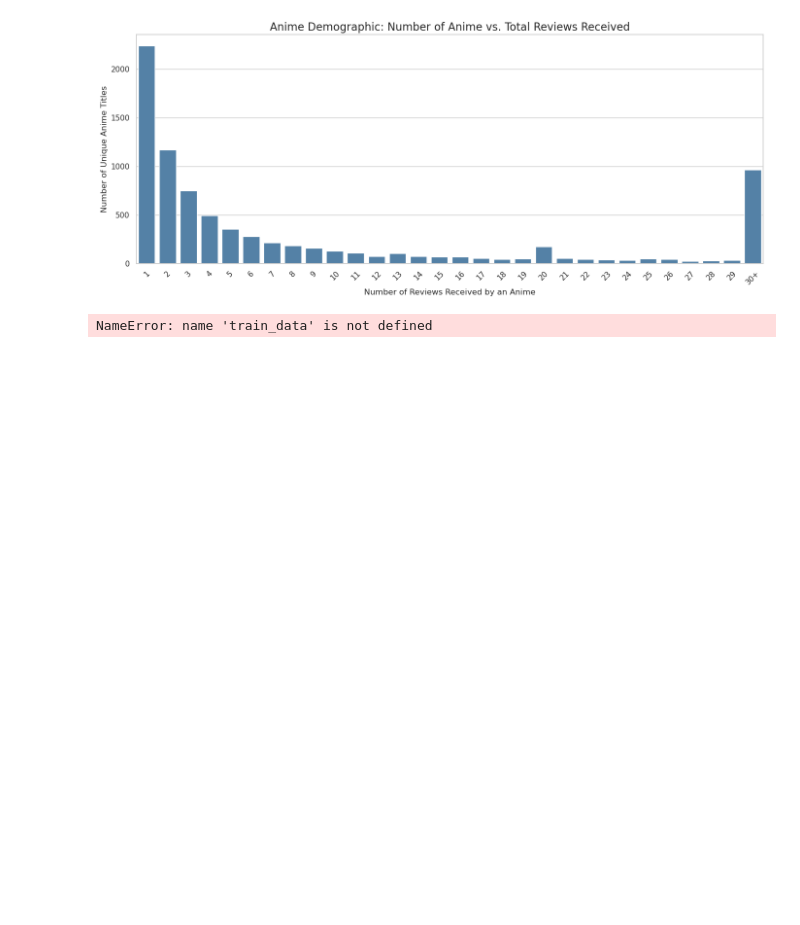
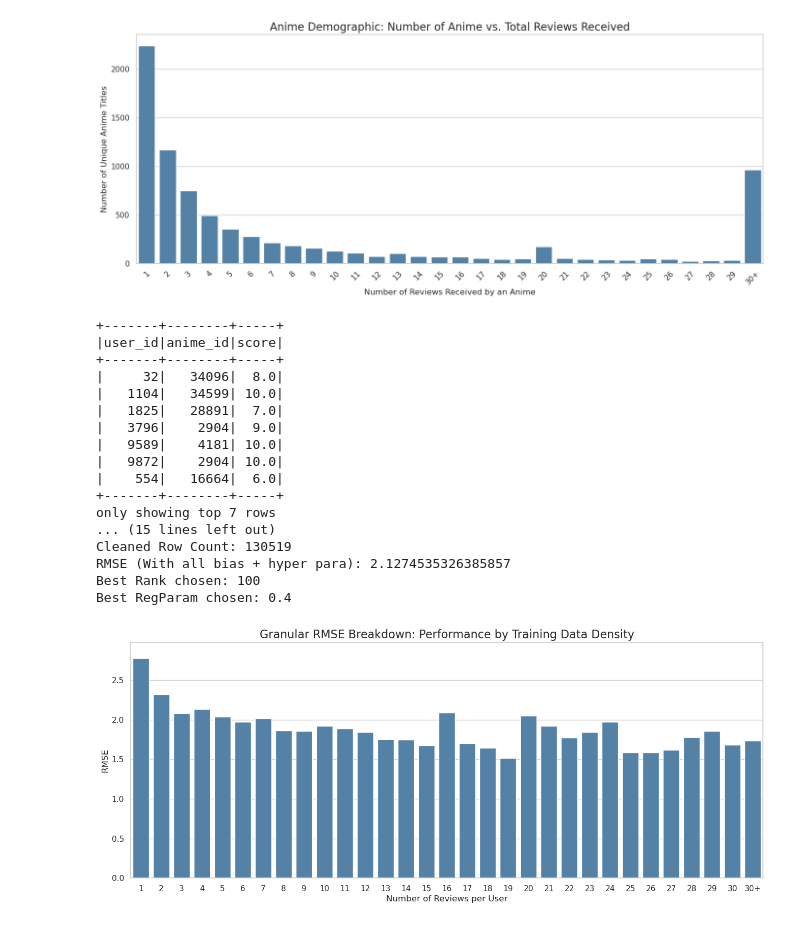
Before and after one commit to W-Vermeersch/Scalable, a Jupyter notebook: notebooks/collaboratif_plot.ipynb, the cells around one changed output. Saved outputs shown, nothing was run; the diff lists cells and outputs as text; code cells hidden in the pictures; blank space fills up the shorter version.

```diff
--- a/notebooks/collaboratif_plot.ipynb
+++ b/notebooks/collaboratif_plot.ipynb
@@ -109,37 +109,65 @@ plt.show()
 # %% [output]
 [figure]
 # %%
-# 1. Map training activity level to predictions
+
+%run ./collaborative_Final.ipynb
+
+model, train_data, final_predictions = plot_train_model(min_user_reviews=0, min_anime_reviews=0)
+
+
+
+
 user_counts = train_data.groupBy("user_id").agg(F.count("anime_id").alias("activity"))
 df_perf = final_predictions.join(user_counts, on="user_id", how="inner")
 
-# 2. Calculate Squared Error per row
+
 df_perf = df_perf.withColumn("sq_err", (F.col("score") - F.col("final_prediction")) ** 2)
 
-# 3. Calculate RMSE per activity level and send to Pandas
+
 rmse_df = df_perf.groupBy("activity").agg(F.sqrt(F.avg("sq_err")).alias("rmse")).toPandas()
 
-# 4. Group into clean display buckets
-rmse_df['bucket'] = rmse_df['activity'].apply(lambda x: str(x) if x <= 10 else '11-20' if x <= 20 else '21+')
+
+rmse_df['bucket'] = rmse_df['activity'].apply(lambda x: str(x) if x <= 30 else '30+')
+
+# Calculate the mean RMSE per bucket
 chart_data = rmse_df.groupby('bucket')['rmse'].mean().reset_index()
 
-# Sort buckets chronologically
-bucket_order = ['1', '2', '3', '4', '5', '6', '7', '8', '9', '10', '11-20', '21+']
-chart_data['bucket'] = pd.Categorical(chart_data['bucket'], categories=bucket_order, ordered=True)
-chart_data = chart_data.sort_values('bucket').reset_index(drop=True)
+# Sort buckets chronologically: 1, 2, 3... 30, then '30+'
+# We convert to int for sorting purposes so '2' comes before '10'
+def sort_buckets(val):
+    if val == '30+': return 999
+    return int(val)
 
-# 5. Plot clean, single-color bar chart
-plt.figure(figsize=(10, 5))
+chart_data['sort_key'] = chart_data['bucket'].apply(sort_buckets)
+chart_data = chart_data.sort_values('sort_key').reset_index(drop=True)
+
+# 5. Plot the granular bar chart
+plt.figure(figsize=(16, 6)) # Increased width for more x-axis values
 sns.barplot(data=chart_data, x="bucket", y="rmse", color="steelblue")
-plt.title("RMSE by User Profile Sparsity", fontsize=14)
-plt.xlabel("Number of Training Reviews", fontsize=11)
-plt.ylabel("RMSE", fontsize=11)
+plt.title("Granular RMSE Breakdown: Performance by Training Data Density", fontsize=16)
+plt.xlabel("Number of Reviews per User", fontsize=12)
+plt.ylabel("RMSE", fontsize=12)
 plt.ylim(0, max(chart_data['rmse']) + 0.2)
 
-# Add simple labels over bars
-for idx, row in chart_data.iterrows():
-    plt.text(idx, row['rmse'] + 0.02, f"{row['rmse']:.2f}", ha="center", fontsize=9)
-
+# Rotate labels so they don't overlap
+plt.xticks(rotation=0)
 plt.show()
 # %% [output]
-NameError: name 'train_data' is not defined
++-------+--------+-----+
+|user_id|anime_id|score|
++-------+--------+-----+
+|     32|   34096|  8.0|
+|   1104|   34599| 10.0|
+|   1825|   28891|  7.0|
+|   3796|    2904|  9.0|
+|   9589|    4181| 10.0|
+|   9872|    2904| 10.0|
+|    554|   16664|  6.0|
++-------+--------+-----+
+only showing top 7 rows
+... (15 lines left out)
+Cleaned Row Count: 130519
+RMSE (With all bias + hyper para): 2.1274535326385857
+Best Rank chosen: 100
+Best RegParam chosen: 0.4
+[figure, added]
```
Also changed, not shown: 4 other files.
